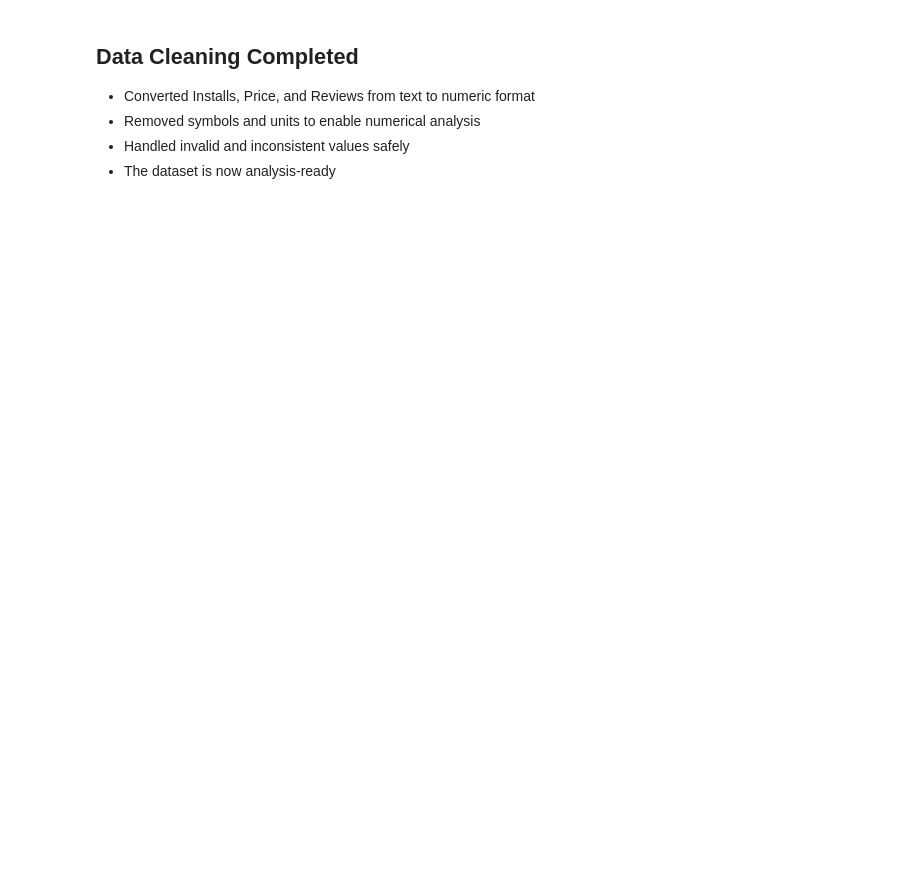
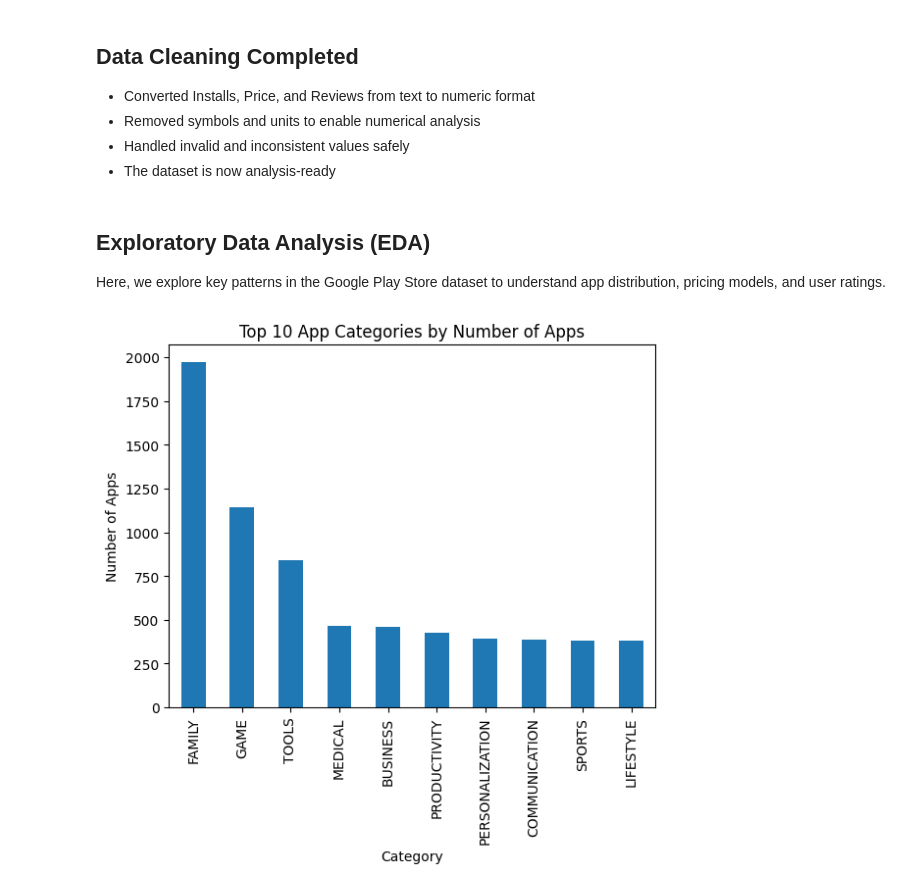
Before and after one commit to akratijain614-sys/smartphone_app_usage_eda, a Jupyter notebook: smartphone_app_usage_EDA.ipynb, the cells around one changed output. Saved outputs shown, nothing was run; the diff lists cells and outputs as text; code cells hidden in the pictures; blank space fills up the shorter version.

Commit message:
Add exploratory data analysis and visualizations

```diff
--- a/smartphone_app_usage_EDA.ipynb
+++ b/smartphone_app_usage_EDA.ipynb
@@ -49,9 +49,9 @@ dtypes: float64(1), object(12)
 memory usage: 1.1+ MB
 # %%
 df['Installs'] = df['Installs'].astype(str)
-df['Installs'] = df['Installs'].str.replace('+', '')
-df['Installs'] = df['Installs'].str.replace(',', '')
-df['Installs'] = pd.to_numeric(df['Installs'])
+df['Installs'] = df['Installs'].str.replace('+', '', regex=False)
+df['Installs'] = df['Installs'].str.replace(',', '', regex=False)
+df['Installs'] = pd.to_numeric(df['Installs'], errors='coerce')
 # %%
 
 df['Price'] = df['Price'].astype(str)
@@ -101,3 +101,22 @@ memory usage: 1.1+ MB
 - Removed symbols and units to enable numerical analysis
 - Handled invalid and inconsistent values safely
 - The dataset is now analysis-ready
+# %% [markdown]
+## Exploratory Data Analysis (EDA)
+
+Here, we explore key patterns in the Google Play Store dataset
+to understand app distribution, pricing models, and user ratings.
+# %%
+
+import matplotlib.pyplot as plt
+
+top_categories = df['Category'].value_counts().head(10)
+
+plt.figure()
+top_categories.plot(kind='bar')
+plt.title('Top 10 App Categories by Number of Apps')
+plt.xlabel('Category')
+plt.ylabel('Number of Apps')
+plt.show()
+# %% [output]
+[figure, added]
```
Also changed, not shown: parts of 6 cells of this notebook.
